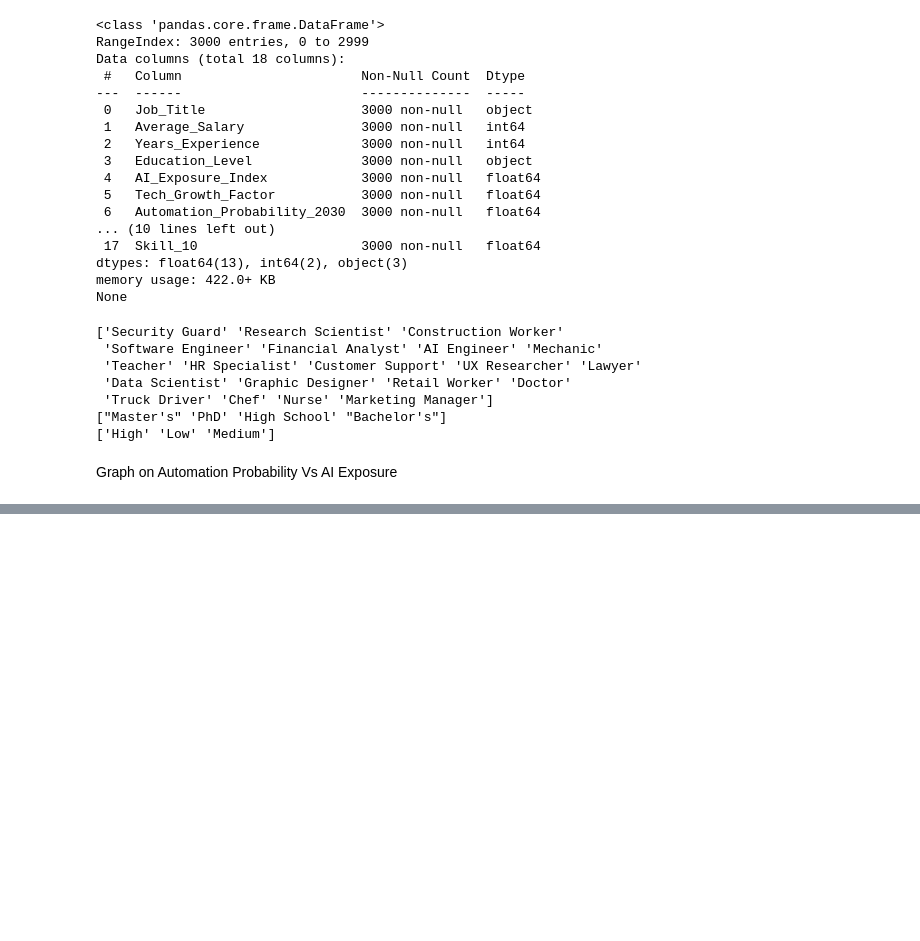
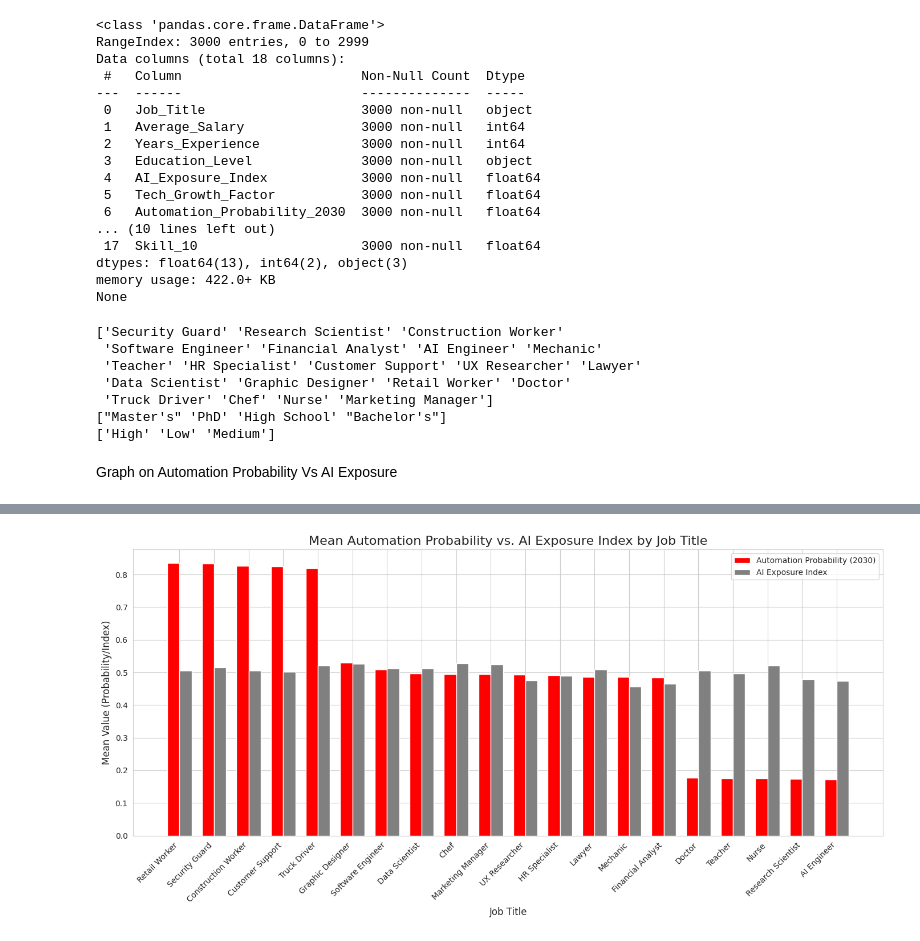
Before and after one commit to savitha14june/ai-impact-2030, a Jupyter notebook: bar_chart.ipynb, the cells around one changed output, grey strips where cells are left out. Drawn from its saved outputs; the diff is of its cells as text; code cells hidden in the pictures; blank space fills up the shorter version.

```diff
--- a/bar_chart.ipynb
+++ b/bar_chart.ipynb
@@ -97,0 +99,41 @@ plt.close()
+# %%
+import seaborn as sns
+import numpy as np
+
+job_df = df.groupby('Job_Title')[['Automation_Probability_2030', 'AI_Exposure_Index']].mean().reset_index()
+job_df = job_df.sort_values(by='Automation_Probability_2030', ascending=False)
+
+#List of job titles for the x-axis
+job_titles = job_df['Job_Title'].tolist()
+
+#Values for the two metrics
+automation_prob = job_df['Automation_Probability_2030'].values
+ai_exposure = job_df['AI_Exposure_Index'].values
+
+#Positions and width for the grouped bars
+x = np.arange(len(job_titles))
+width = 0.35
+
+plt.figure(figsize=(14, 7))
+sns.set_style("whitegrid")
+
+rects1 = plt.bar(x - width/2, automation_prob, width, label='Automation Probability (2030)', color='red')
+rects2 = plt.bar(x + width/2, ai_exposure, width, label='AI Exposure Index', color='grey')
+
+plt.title('Mean Automation Probability vs. AI Exposure Index by Job Title', fontsize=16)
+plt.xlabel('Job Title', fontsize=12)
+plt.ylabel('Mean Value (Probability/Index)', fontsize=12)
+
+plt.xticks(x, job_titles, rotation=45, ha='right')
+
+# Add a legend
+plt.legend(loc='upper right')
+
+# Adjust layout to prevent labels from being cut off
+plt.tight_layout()
+
+plt.show()
+plt.savefig('job_metrics_grouped_bar_chart_matplotlib.png')
+plt.close()
+# %% [output]
+[figure, added]
```
Also changed, not shown: parts of 1 cell of this notebook.
